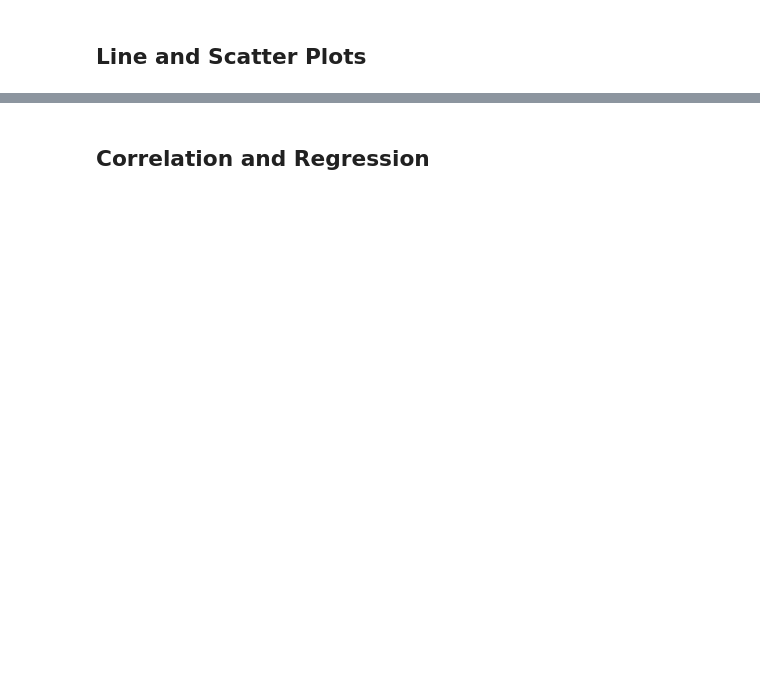
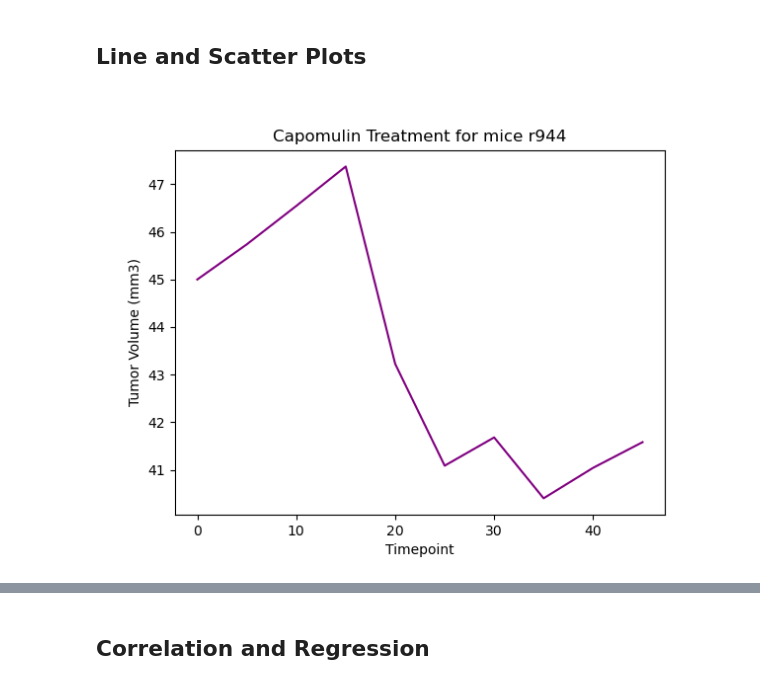
Before and after one commit to jacktemme/matplot-challenge, a Jupyter notebook: Pymaceuticals/pymaceuticals_starter.ipynb, the cells around one changed output, grey strips where cells are left out. Drawn from its saved outputs; the diff is of its cells as text; code cells hidden in the pictures; blank space fills up the shorter version.

```diff
--- a/Pymaceuticals/pymaceuticals_starter.ipynb
+++ b/Pymaceuticals/pymaceuticals_starter.ipynb
@@ -287,3 +281,14 @@ plt.show()
 ## Line and Scatter Plots
 # %%
 # Generate a line plot of tumor volume vs. time point for a single mouse treated with Capomulin
+r944_df = mouse_df.loc[mouse_df["Mouse ID"] == "r944"]
+x_values = r944_df["Timepoint"]
+y_values = r944_df["Tumor Volume (mm3)"]
+fig,ax = plt.subplots()
+ax.plot(x_values,y_values, color = "purple")
+ax.set_xlabel("Timepoint")
+ax.set_ylabel("Tumor Volume (mm3)")
+ax.set_title("Capomulin Treatment for mice r944")
+plt.show()
+# %% [output]
+[figure, added]
```
Also changed, not shown: parts of 7 cells of this notebook.
